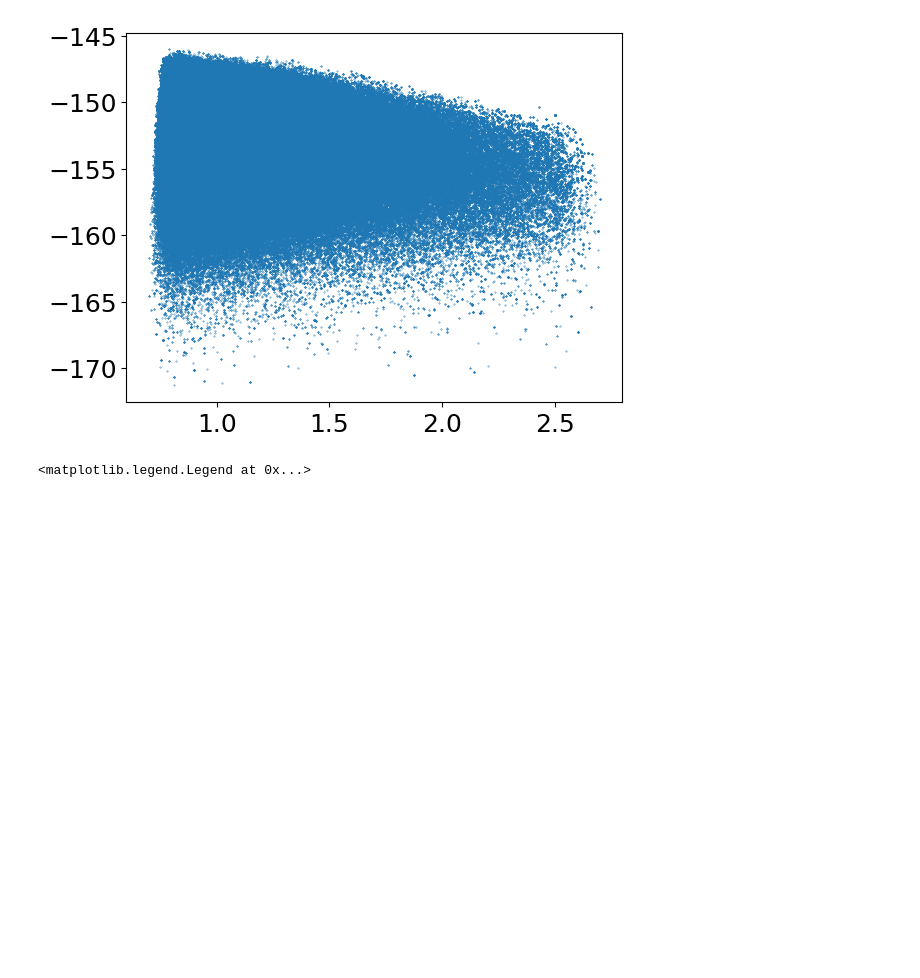
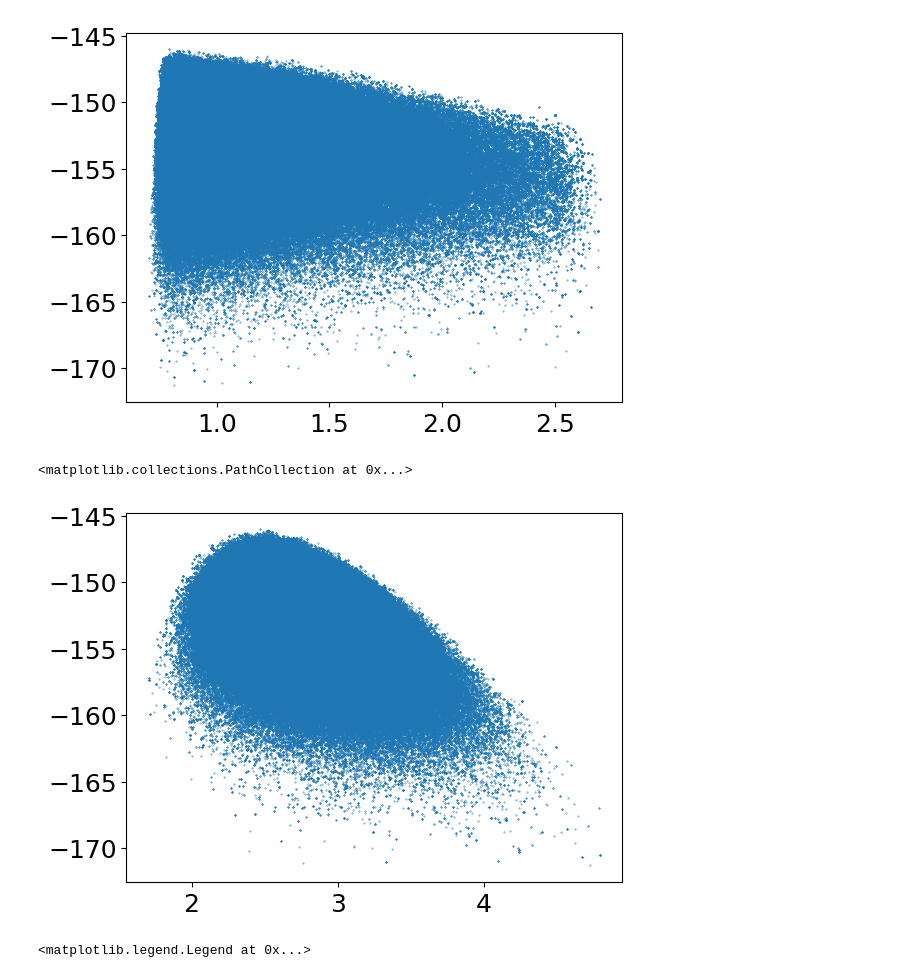
Before and after one commit to ia-chow/SURF2022, a Jupyter notebook: SURF/2021_fall-2022_winter/radvel_hd45364-sin_i_jitter_january_2024.ipynb, the cells around one changed output. Cells and saved outputs as stored; diff of their text form; code cells hidden in the pictures; blank space fills up the shorter version.

Commit message:
added mass-loglikelihood plot, last update before meeting on thursday

```diff
--- a/SURF/2021_fall-2022_winter/radvel_hd45364-sin_i_jitter_january_2024.ipynb
+++ b/SURF/2021_fall-2022_winter/radvel_hd45364-sin_i_jitter_january_2024.ipynb
@@ -968,6 +968,11 @@ pl.scatter(total_mass, log_prob.reshape(-1), s=0.1)  # sin(i) doesn't seem to af
 # %% [output]
 <matplotlib.collections.PathCollection at 0x...>
 [figure]
+# %%
+pl.scatter(samples.reshape(-1, 13)[:,-1], log_prob.reshape(-1), s=0.1)
+# %% [output]
+<matplotlib.collections.PathCollection at 0x...>
+[figure, added]
 # %%
 import matplotlib as mpl
 
```
